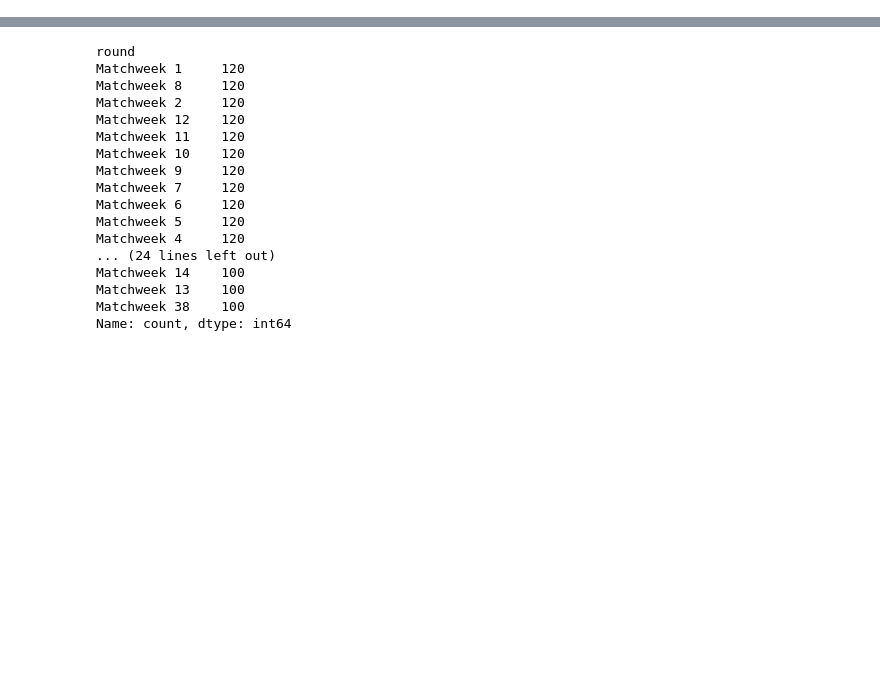
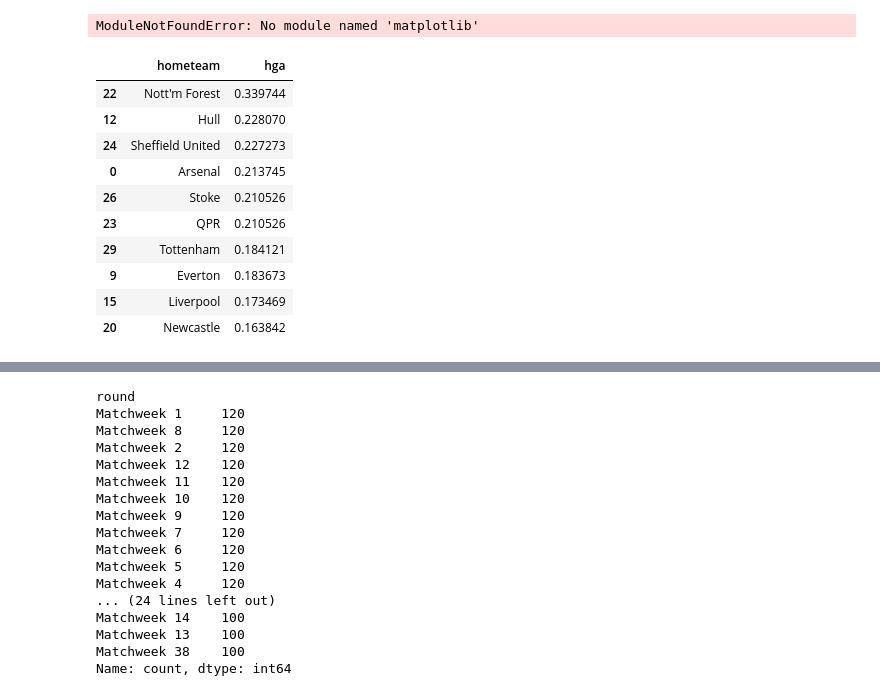
Before and after one commit to RuiFSP/Premier-League-Football, a Jupyter notebook: predict_football.ipynb, the cells around one changed output, grey strips where cells are left out. Saved outputs shown, nothing was run; the diff lists cells and outputs as text; code cells hidden in the pictures; blank space fills up the shorter version.

```diff
--- a/predict_football.ipynb
+++ b/predict_football.ipynb
@@ -58,0 +62,50 @@ matches.shape
+# %%
+import matplotlib.pyplot as plt
+
+# Set the style
+plt.style.use('ggplot')
+
+fig = plt.figure()
+ax = fig.add_subplot(111)
+
+home_line = ax.plot(win_rates.homeWin, label='Home Win Rate')
+away_line = ax.plot(win_rates.awayWin, label='Away Win Rate')
+draw_line = ax.plot(win_rates.draw, label='Draw Win Rate')
+ax.set_xlabel("season")
+ax.set_ylabel("Win Rate")
+plt.title("Win Rates", fontsize=16)
+
+# Add the legend locations
+home_legend = plt.legend(handles=home_line, loc='upper right', bbox_to_anchor=(1, 1))
+ax = plt.gca().add_artist(home_legend)
+away_legend = plt.legend(handles=away_line, loc='center right', bbox_to_anchor=(0.95, 0.4))
+ax = plt.gca().add_artist(away_legend)
+draw_legend = plt.legend(handles=draw_line, loc='center right', bbox_to_anchor=(0.95, 0.06))
+# %% [output]
+ModuleNotFoundError: No module named 'matplotlib'
+# %%
+home_win_rates = \
+(df.groupby(['hometeam'])
+    .homewin
+    .mean())
+
+away_win_rates = \
+(df.groupby(['awayteam'])
+    .awaywin
+    .mean())
+
+hga = (home_win_rates - away_win_rates).reset_index().rename(columns={0: 'hga'}).sort_values(by='hga', ascending=False)
+# %%
+hga.head(10)
+# %% [output]
+|  | hometeam | hga |
+| 22 | Nott'm Forest | 0.339744 |
+| 12 | Hull | 0.228070 |
+| 24 | Sheffield United | 0.227273 |
+| 0 | Arsenal | 0.213745 |
+| 26 | Stoke | 0.210526 |
+| 23 | QPR | 0.210526 |
+| 29 | Tottenham | 0.184121 |
+| 9 | Everton | 0.183673 |
+| 15 | Liverpool | 0.173469 |
+| 20 | Newcastle | 0.163842 |
```
Also changed, not shown: parts of 13 cells of this notebook, 9 other files.
